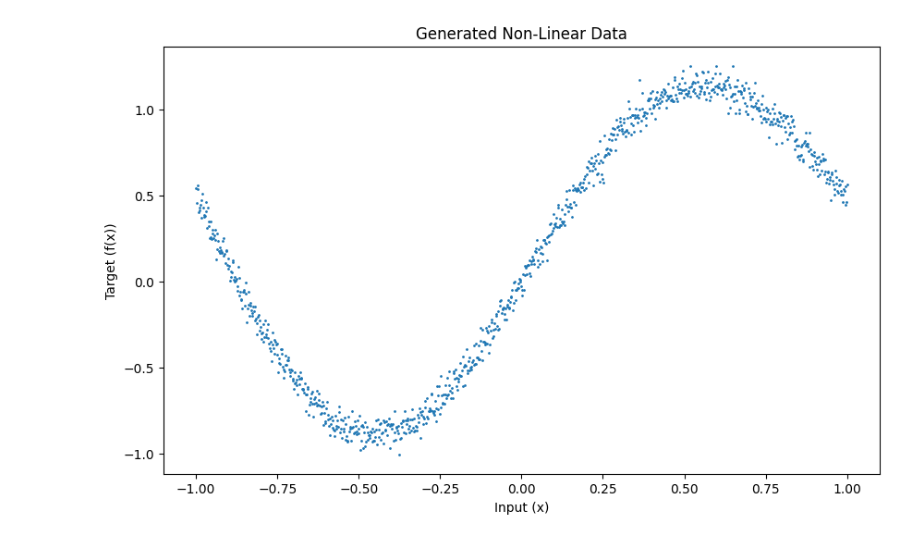
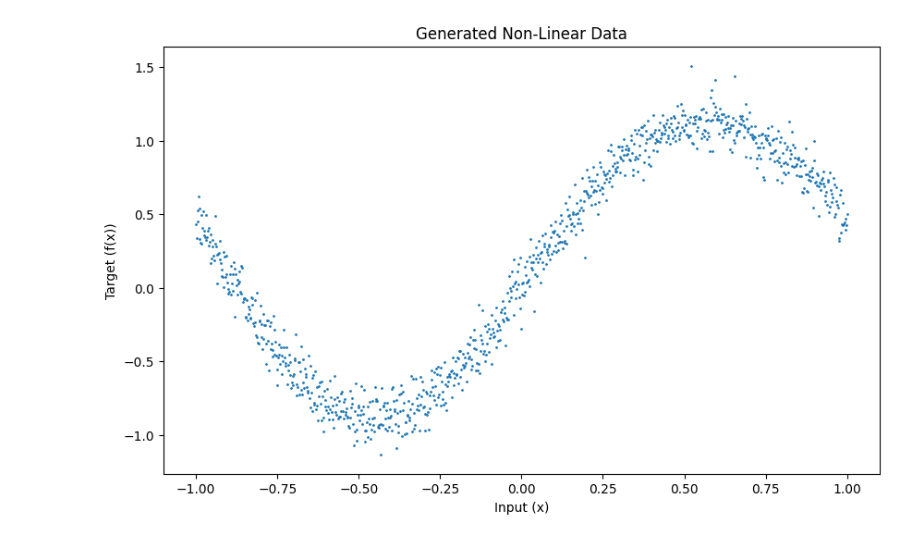
Before and after one commit to drmerlot/custom-pytorch-metal-ops-demo, a Jupyter notebook: notebooks/training_example.ipynb, the cells around one changed output. Saved outputs shown, nothing was run; the diff lists cells and outputs as text; code cells hidden in the pictures.

```diff
--- a/notebooks/training_example.ipynb
+++ b/notebooks/training_example.ipynb
@@ -86,53 +88,55 @@ class TinyNeuralNet(nn.Module):
         x = self.fc2(x)
         return x
 # %%
-# Settings
+"""
+Make some data
+
+In this simple example, we will set a piece of a sine wave as
+the training data, just for a non linear example. We will not
+be extrapolating with the fully connected neural net so it will
+serve the purpose.
+"""
+
 num_samples = 1000  # Number of data points
 x_range = [-1, 1]  # Range of x values
-noise_factor = 0.05  # Noise factor for the data
+noise_factor = 0.1  # Noise factor for the data
 
 # Generate input features
 inputs = torch.linspace(x_range[0], x_range[1], steps=num_samples).unsqueeze(1)
 
 # Generate targets based on the non-linear function
 targets = torch.sin(1 * np.pi * inputs) + 0.5 * torch.pow(inputs, 2)
 
 # Add noise to targets
 targets_noisy = targets + torch.randn(targets.shape) * noise_factor
 
-# Plot the generated data
-plt.figure(figsize=(10, 6))
-plt.scatter(inputs.numpy(), targets_noisy.numpy(), s=1)
-plt.title("Generated Non-Linear Data")
-plt.xlabel("Input (x)")
-plt.ylabel("Target (f(x))")
-plt.show()
-
 # Split into training and testing sets
-train_ratio = 0.8
-num_train = int(num_samples * train_ratio)
-train_inputs = inputs[:num_train]
-train_targets = targets_noisy[:num_train]
-
-test_inputs = inputs[num_train:]
-test_targets = targets_noisy[num_train:]
+train_inputs, test_inputs, train_targets, test_targets = train_test_split(inputs, targets_noisy, test_size=0.2)
 
 # Calculate mean and standard deviation of the inputs
 inputs_mean = train_inputs.mean()
 inputs_std = train_inputs.std()
 
 # Normalize (scale and center) the inputs
 train_inputs_normalized = (train_inputs - inputs_mean) / inputs_std
 test_inputs_normalized = (test_inputs - inputs_mean) / inputs_std
 
 # Calculate mean and standard deviation of the targets
 targets_mean = train_targets.mean()
 targets_std = train_targets.std()
 
 # Normalize (scale and center) the targets
 train_targets_normalized = (train_targets - targets_mean) / targets_std
 test_targets_normalized = (test_targets - targets_mean) / targets_std
+
+# Plot the generated data
+plt.figure(figsize=(10, 6))
+plt.scatter(inputs.numpy(), targets_noisy.numpy(), s=1)
+plt.title("Generated Non-Linear Data")
+plt.xlabel("Input (x)")
+plt.ylabel("Target (f(x))")
+plt.show()
 # %% [output]
-[figure, old version]
+[figure, new version]
 # %%
 # move to the MPS device
```
Also changed, not shown: parts of 12 cells of this notebook.
